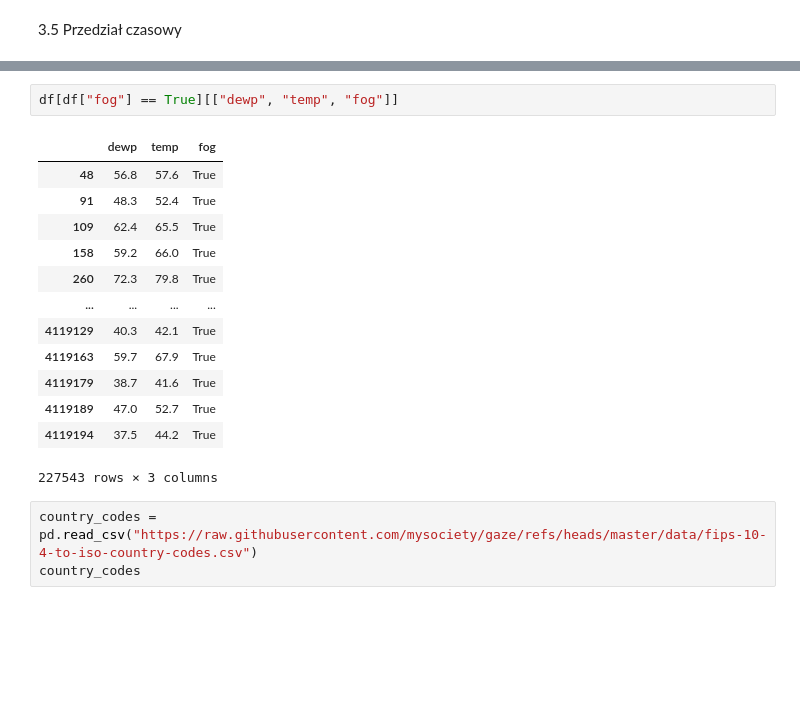
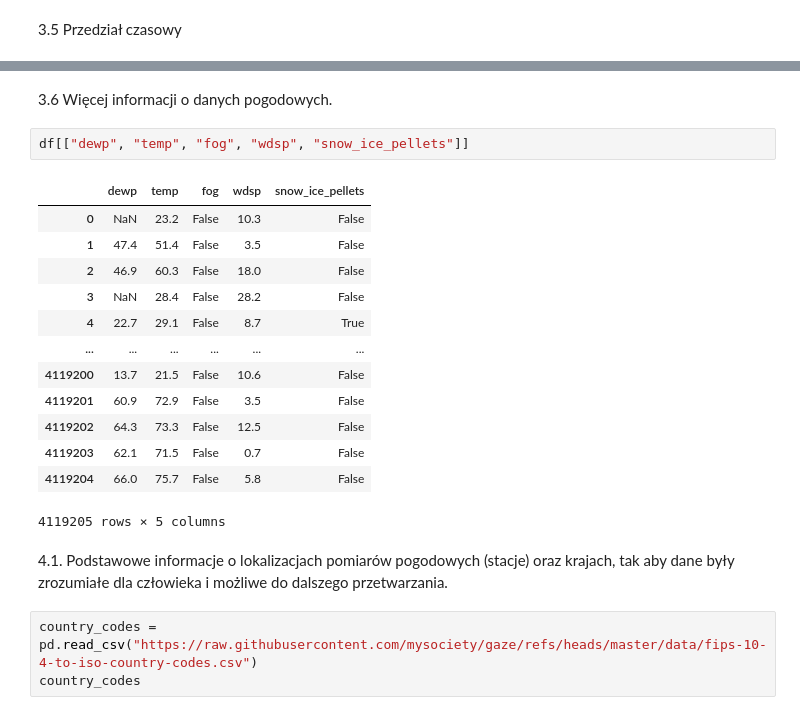
Before and after one commit to igoro00/pdzd, a Jupyter notebook: main.ipynb, the cells around one changed output, grey strips where cells are left out. Cells and saved outputs as stored; diff of their text form; blank space fills up the shorter version.

```diff
--- a/main.ipynb
+++ b/main.ipynb
@@ -192,22 +192,26 @@ min                2020-01-01 00:00:00
 75%                2020-10-01 00:00:00
 max                2020-12-31 00:00:00
 Name: date, dtype: object
+# %% [markdown]
+3.6 Więcej informacji o danych pogodowych.
 # %%
-df[df["fog"] == True][["dewp", "temp", "fog"]]
+df[["dewp", "temp", "fog", "wdsp", "snow_ice_pellets"]]
 # %% [output]
-|  | dewp | temp | fog |
-| 48 | 56.8 | 57.6 | True |
-| 91 | 48.3 | 52.4 | True |
-| 109 | 62.4 | 65.5 | True |
-| 158 | 59.2 | 66.0 | True |
-| 260 | 72.3 | 79.8 | True |
-| ... | ... | ... | ... |
-| 4119129 | 40.3 | 42.1 | True |
-| 4119163 | 59.7 | 67.9 | True |
-| 4119179 | 38.7 | 41.6 | True |
-| 4119189 | 47.0 | 52.7 | True |
-| 4119194 | 37.5 | 44.2 | True |
+|  | dewp | temp | fog | wdsp | snow_ice_pellets |
+| 0 | NaN | 23.2 | False | 10.3 | False |
+| 1 | 47.4 | 51.4 | False | 3.5 | False |
+| 2 | 46.9 | 60.3 | False | 18.0 | False |
+| 3 | NaN | 28.4 | False | 28.2 | False |
+| 4 | 22.7 | 29.1 | False | 8.7 | True |
+| ... | ... | ... | ... | ... | ... |
+| 4119200 | 13.7 | 21.5 | False | 10.6 | False |
+| 4119201 | 60.9 | 72.9 | False | 3.5 | False |
+| 4119202 | 64.3 | 73.3 | False | 12.5 | False |
+| 4119203 | 62.1 | 71.5 | False | 0.7 | False |
+| 4119204 | 66.0 | 75.7 | False | 5.8 | False |
-227543 rows × 3 columns
+4119205 rows × 5 columns
+# %% [markdown]
+4.1. Podstawowe informacje o lokalizacjach pomiarów pogodowych (stacje) oraz krajach, tak aby dane były zrozumiałe dla człowieka i możliwe do dalszego przetwarzania.
 # %%
 country_codes = pd.read_csv("https://raw.githubusercontent.com/mysociety/gaze/refs/heads/master/data/fips-10-4-to-iso-country-codes.csv")
 country_codes
```
Also changed, not shown: parts of 11 cells of this notebook.
